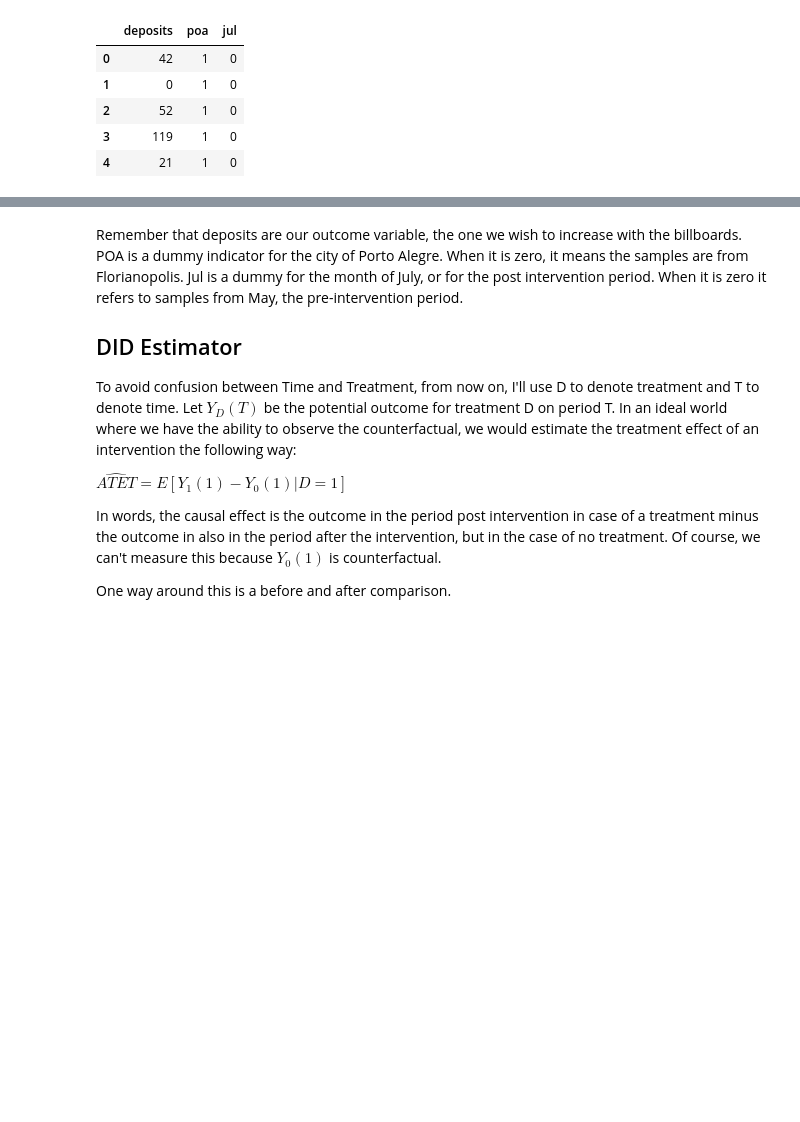
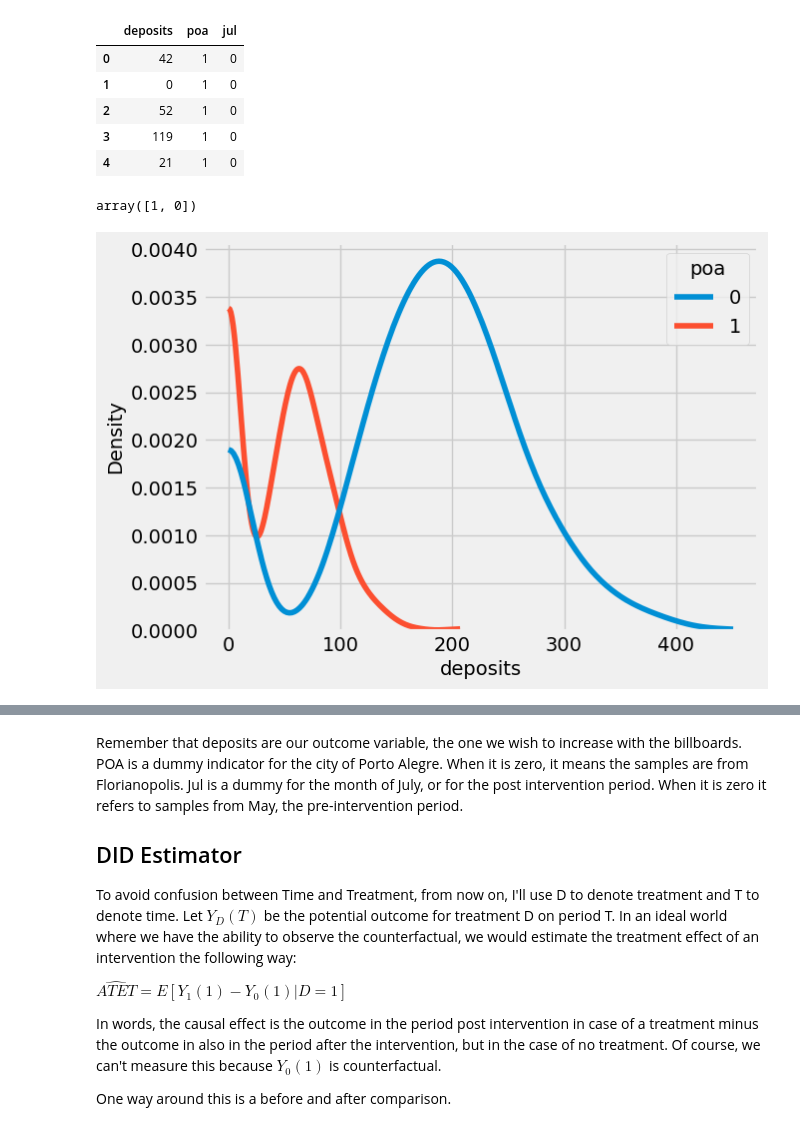
Before and after one commit to dataqubit/python-causality-handbook, a Jupyter notebook: causal-inference-for-the-brave-and-true/13-Difference-in-Differences.ipynb, the cells around one changed output, grey strips where cells are left out. Cells and saved outputs as stored; diff of their text form; code cells hidden in the pictures; blank space fills up the shorter version.

```diff
--- a/causal-inference-for-the-brave-and-true/13-Difference-in-Differences.ipynb
+++ b/causal-inference-for-the-brave-and-true/13-Difference-in-Differences.ipynb
@@ -39,3 +39,12 @@ data.head()
 | 2 | 52 | 1 | 0 |
 | 3 | 119 | 1 | 0 |
 | 4 | 21 | 1 | 0 |
+# %%
+data.poa.unique()
+# %% [output]
+array([1, 0])
+# %%
+sns.kdeplot(data=data.query("jul == 0"), hue='poa', x='deposits', cut=0)
+plt.show()
+# %% [output]
+[figure, added]
```
Also changed, not shown: parts of 1 cell of this notebook, 5 other files.
